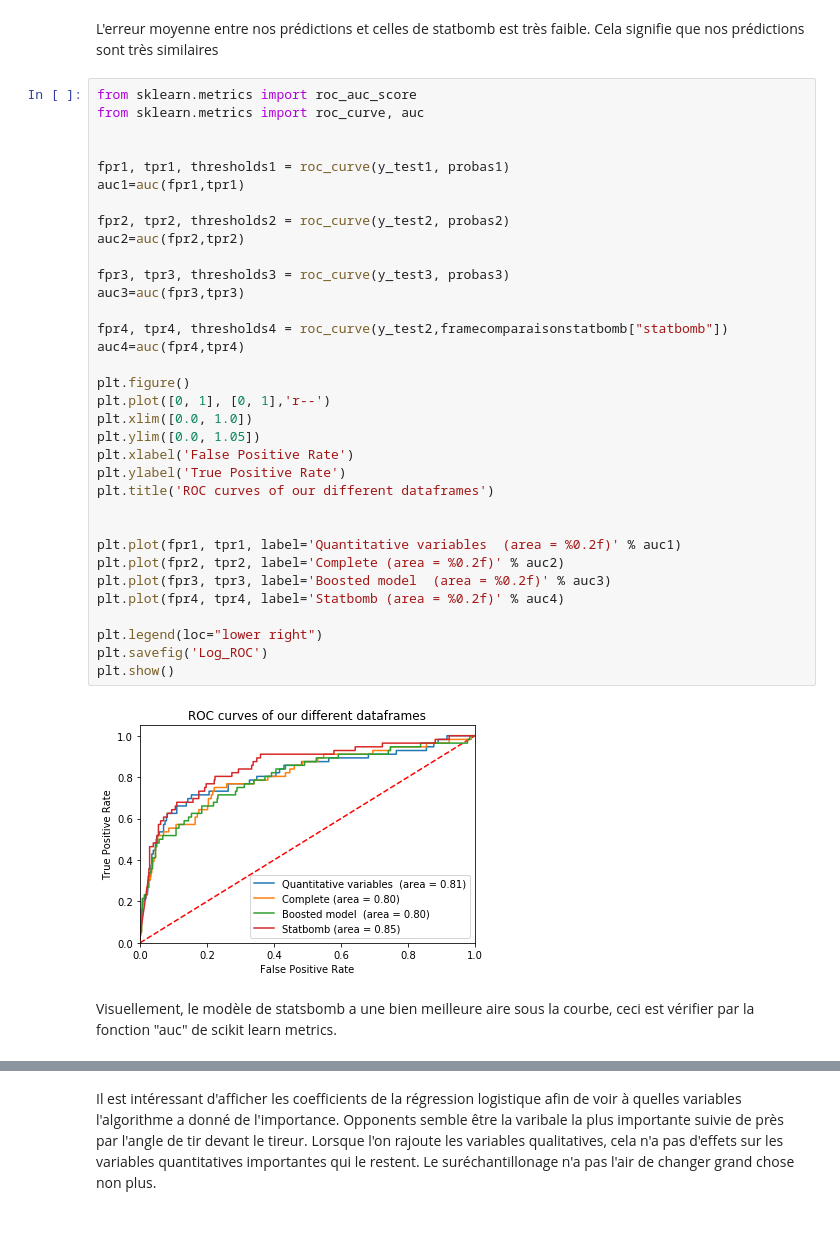
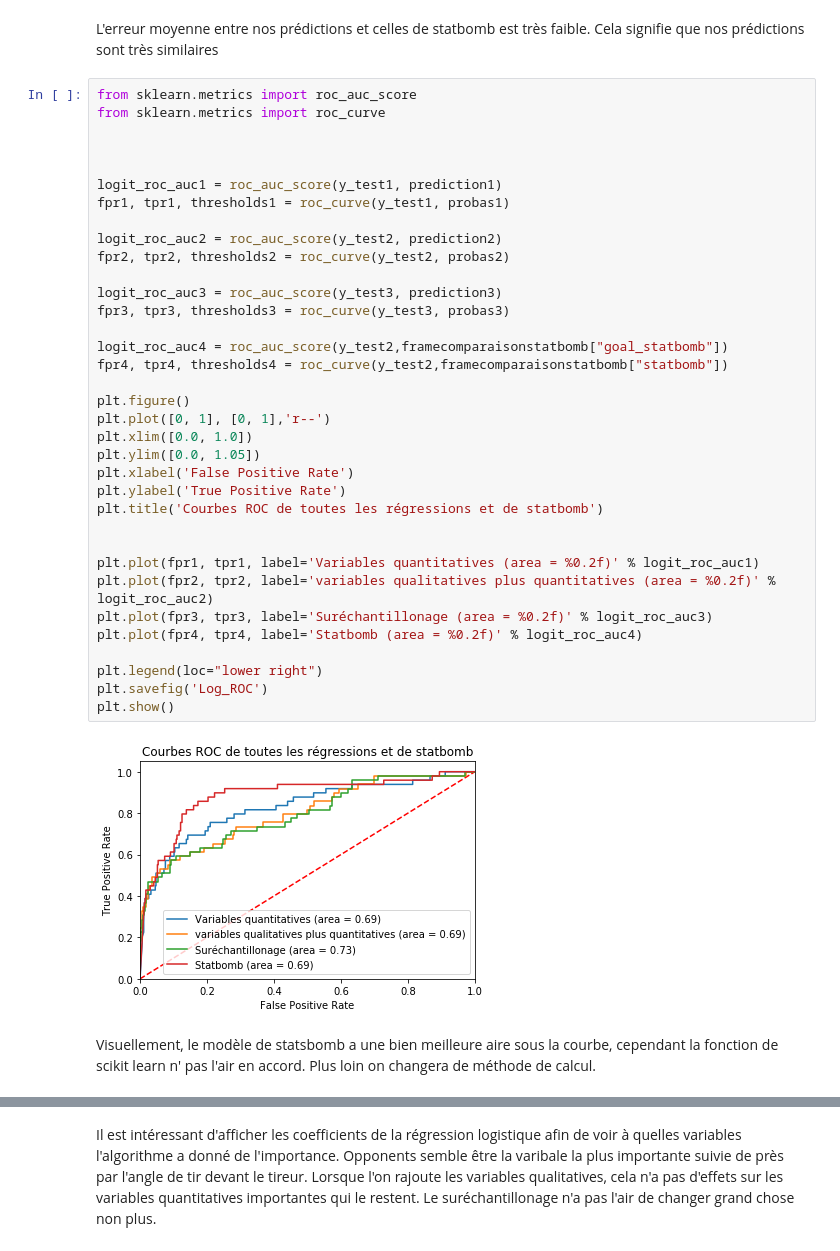
Before and after one commit to sebquetin/ML_Football, a Jupyter notebook: oribes-piedra-quetin-Proj4GMM.ipynb, the cells around one changed output, grey strips where cells are left out. Cells and saved outputs as stored; diff of their text form.

```diff
--- a/oribes-piedra-quetin-Proj4GMM.ipynb
+++ b/oribes-piedra-quetin-Proj4GMM.ipynb
@@ -554,39 +554,40 @@ print(mean_squared_error(framecomparaisonstatbomb["statbomb"],probas2))
 L'erreur moyenne entre nos prédictions et celles de statbomb est très faible. Cela signifie que nos prédictions sont très similaires
 # %%
 from sklearn.metrics import roc_auc_score
-from sklearn.metrics import roc_curve, auc
+from sklearn.metrics import roc_curve
 
 
+
+logit_roc_auc1 = roc_auc_score(y_test1, prediction1)
 fpr1, tpr1, thresholds1 = roc_curve(y_test1, probas1)
-auc1=auc(fpr1,tpr1)
 
+logit_roc_auc2 = roc_auc_score(y_test2, prediction2)
 fpr2, tpr2, thresholds2 = roc_curve(y_test2, probas2)
-auc2=auc(fpr2,tpr2)
 
+logit_roc_auc3 = roc_auc_score(y_test3, prediction3)
 fpr3, tpr3, thresholds3 = roc_curve(y_test3, probas3)
-auc3=auc(fpr3,tpr3)
 
+logit_roc_auc4 = roc_auc_score(y_test2,framecomparaisonstatbomb["goal_statbomb"])
 fpr4, tpr4, thresholds4 = roc_curve(y_test2,framecomparaisonstatbomb["statbomb"])
-auc4=auc(fpr4,tpr4)
 
 plt.figure()
 plt.plot([0, 1], [0, 1],'r--')
 plt.xlim([0.0, 1.0])
 plt.ylim([0.0, 1.05])
 plt.xlabel('False Positive Rate')
 plt.ylabel('True Positive Rate')
-plt.title('ROC curves of our different dataframes')
+plt.title('Courbes ROC de toutes les régressions et de statbomb')
 
 
-plt.plot(fpr1, tpr1, label='Quantitative variables  (area = %0.2f)' % auc1)
-plt.plot(fpr2, tpr2, label='Complete (area = %0.2f)' % auc2)
-plt.plot(fpr3, tpr3, label='Boosted model  (area = %0.2f)' % auc3)
-plt.plot(fpr4, tpr4, label='Statbomb (area = %0.2f)' % auc4)
+plt.plot(fpr1, tpr1, label='Variables quantitatives (area = %0.2f)' % logit_roc_auc1)
+plt.plot(fpr2, tpr2, label='variables qualitatives plus quantitatives (area = %0.2f)' % logit_roc_auc2)
+plt.plot(fpr3, tpr3, label='Suréchantillonage (area = %0.2f)' % logit_roc_auc3)
+plt.plot(fpr4, tpr4, label='Statbomb (area = %0.2f)' % logit_roc_auc4)
 
 plt.legend(loc="lower right")
 plt.savefig('Log_ROC')
 plt.show()
 # %% [output]
-[figure, old version]
+[figure, new version]
 # %% [markdown]
-Visuellement, le modèle de statsbomb a une bien meilleure aire sous la courbe, ceci est vérifier par la fonction "auc" de scikit learn metrics.
+Visuellement, le modèle de statsbomb a une bien meilleure aire sous la courbe, cependant la fonction de scikit learn n' pas l'air en accord. Plus loin on changera de méthode de calcul.
```
Also changed, not shown: parts of 17 cells of this notebook.
